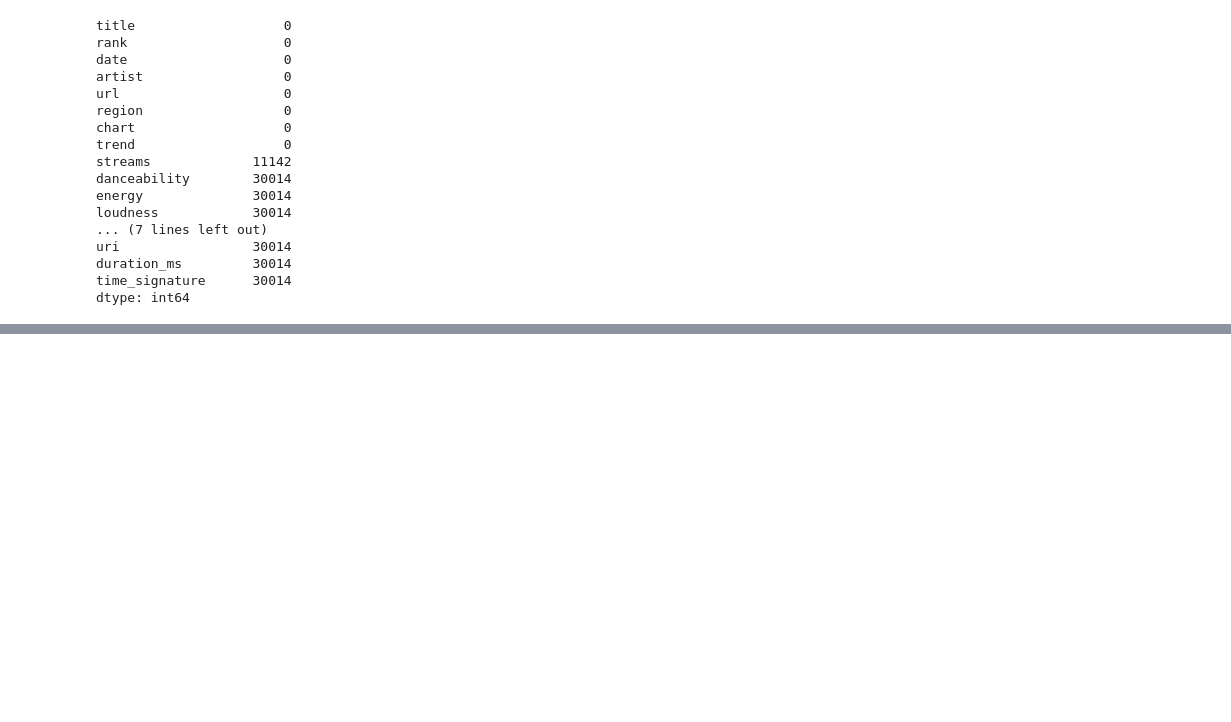
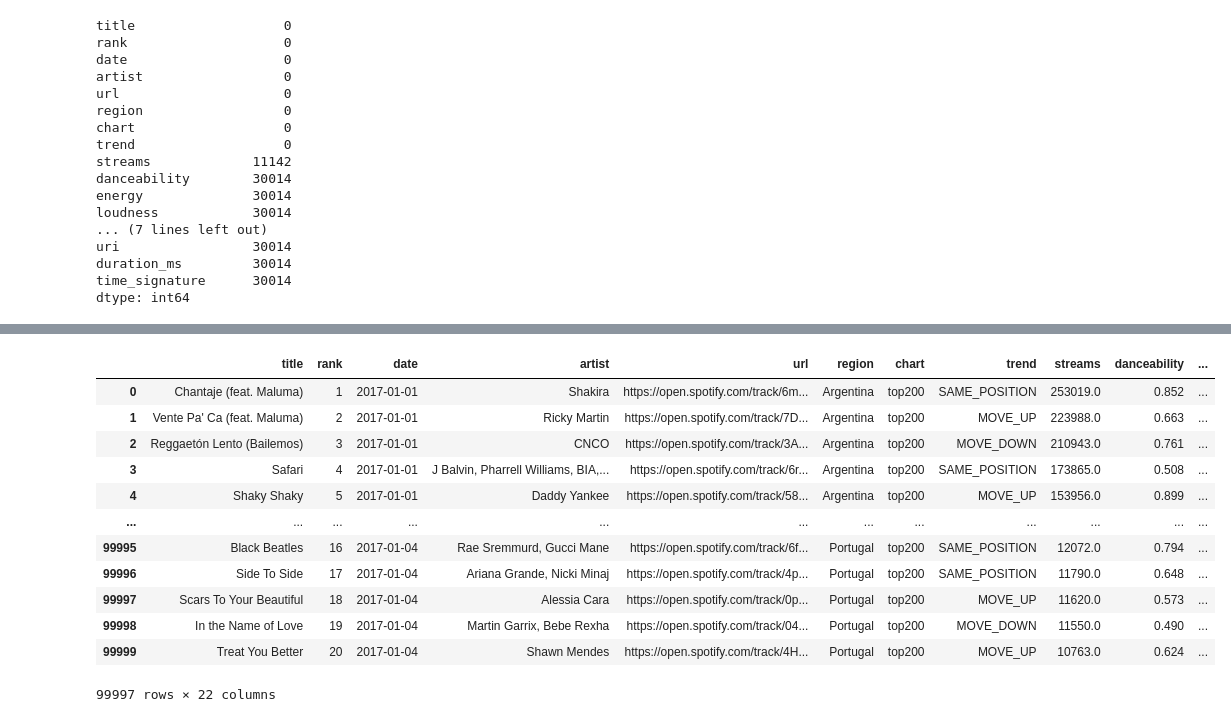
Before and after one commit to Qulxis/Collaborative-Spotify-Playlist-System, a Jupyter notebook: src/Data_set_creation.ipynb, the cells around one changed output, grey strips where cells are left out. Cells and saved outputs as stored; diff of their text form; code cells hidden in the pictures; blank space fills up the shorter version.

```diff
--- a/src/Data_set_creation.ipynb
+++ b/src/Data_set_creation.ipynb
@@ -208,10 +206,12 @@ sp.audio_features('7w87IxuO7BDcJ3YUqCyMTT')[0]
 # %%
 data1 = pd.read_csv("gs://big_data_spotify_bucket/processed_data.csv")
 data2 = pd.read_csv("gs://big_data_spotify_bucket/processed_data_v2.csv")
+data3 = pd.read_csv("gs://big_data_spotify_bucket/processed_data_v3.csv")
 # %%
 # new_df = pd.concat([data1, data2], axis=0)
 # # new_df.to_csv("gs://big_data_spotify_bucket/processed_data_v3.csv")
 # new_df2 = new_df.iloc[0:100000]
 # new_df2
-# data1.drop(columns=data1.columns[0], axis=1, inplace=True)
-# data2.drop(columns=data2.columns[0], axis=1, inplace=True)
+data1.drop(columns=data1.columns[0], axis=1, inplace=True)
+data2.drop(columns=data2.columns[0], axis=1, inplace=True)
+data3.drop(columns=data3.columns[0], axis=1, inplace=True)
@@ -275,0 +318,18 @@ dtype: int64
+# %%
+temp = data3
+temp
+tem.drop(columns=data3.columns[8], axis=1, inplace=True)
+# %% [output]
+|  | title | rank | date | artist | url | region | chart | trend | streams | danceability | ... |
+| 0 | Chantaje (feat. Maluma) | 1 | 2017-01-01 | Shakira | https://open.spotify.com/track/6m... | Argentina | top200 | SAME_POSITION | 253019.0 | 0.852 | ... |
+| 1 | Vente Pa' Ca (feat. Maluma) | 2 | 2017-01-01 | Ricky Martin | https://open.spotify.com/track/7D... | Argentina | top200 | MOVE_UP | 223988.0 | 0.663 | ... |
+| 2 | Reggaetón Lento (Bailemos) | 3 | 2017-01-01 | CNCO | https://open.spotify.com/track/3A... | Argentina | top200 | MOVE_DOWN | 210943.0 | 0.761 | ... |
+| 3 | Safari | 4 | 2017-01-01 | J Balvin, Pharrell Williams, BIA,... | https://open.spotify.com/track/6r... | Argentina | top200 | SAME_POSITION | 173865.0 | 0.508 | ... |
+| 4 | Shaky Shaky | 5 | 2017-01-01 | Daddy Yankee | https://open.spotify.com/track/58... | Argentina | top200 | MOVE_UP | 153956.0 | 0.899 | ... |
+| ... | ... | ... | ... | ... | ... | ... | ... | ... | ... | ... | ... |
+| 99995 | Black Beatles | 16 | 2017-01-04 | Rae Sremmurd, Gucci Mane | https://open.spotify.com/track/6f... | Portugal | top200 | SAME_POSITION | 12072.0 | 0.794 | ... |
+| 99996 | Side To Side | 17 | 2017-01-04 | Ariana Grande, Nicki Minaj | https://open.spotify.com/track/4p... | Portugal | top200 | SAME_POSITION | 11790.0 | 0.648 | ... |
+| 99997 | Scars To Your Beautiful | 18 | 2017-01-04 | Alessia Cara | https://open.spotify.com/track/0p... | Portugal | top200 | MOVE_UP | 11620.0 | 0.573 | ... |
+| 99998 | In the Name of Love | 19 | 2017-01-04 | Martin Garrix, Bebe Rexha | https://open.spotify.com/track/04... | Portugal | top200 | MOVE_DOWN | 11550.0 | 0.490 | ... |
+| 99999 | Treat You Better | 20 | 2017-01-04 | Shawn Mendes | https://open.spotify.com/track/4H... | Portugal | top200 | MOVE_UP | 10763.0 | 0.624 | ... |
+99997 rows × 22 columns
```
Also changed, not shown: parts of 12 cells of this notebook.
